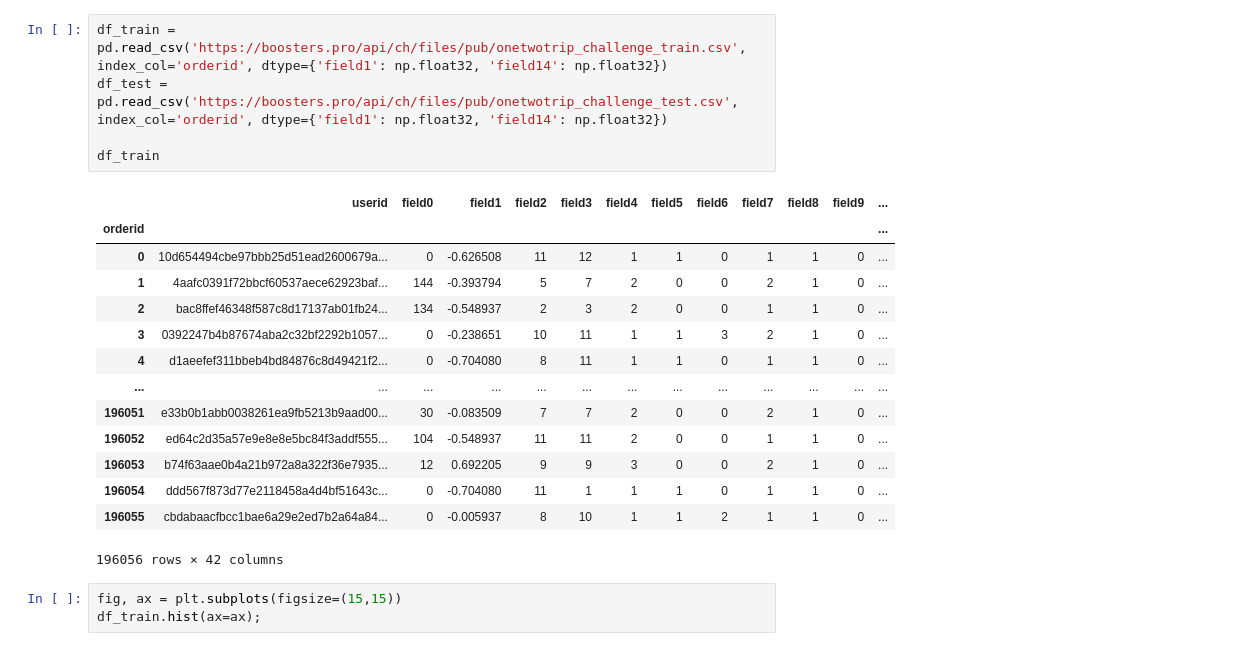
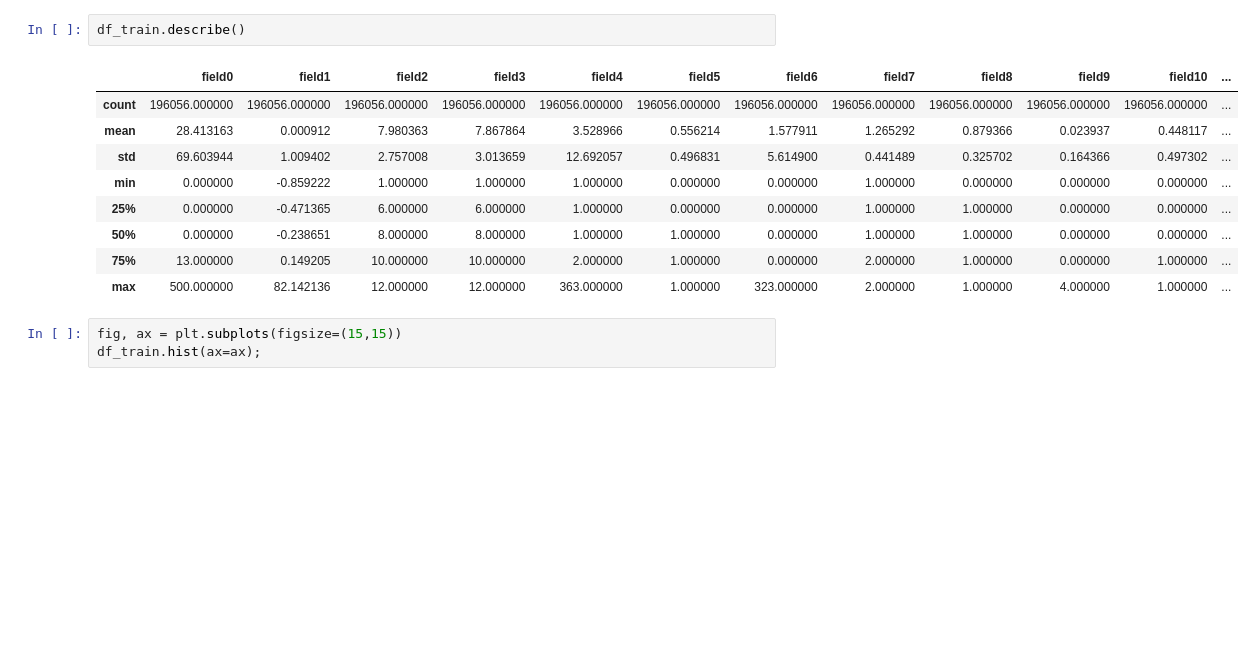
Before and after one commit to andygoosh/OneTwoTrip-Contest, a Jupyter notebook: workinprogress.ipynb, the cells around one changed output. Saved outputs shown, nothing was run; the diff lists cells and outputs as text; blank space fills up the shorter version.

```diff
--- a/workinprogress.ipynb
+++ b/workinprogress.ipynb
@@ -83,23 +93,15 @@ RandomState(MT19937) at 0x...
-# %%
-df_train = pd.read_csv('https://boosters.pro/api/ch/files/pub/onetwotrip_challenge_train.csv', index_col='orderid', dtype={'field1': np.float32, 'field14': np.float32})
-df_test = pd.read_csv('https://boosters.pro/api/ch/files/pub/onetwotrip_challenge_test.csv', index_col='orderid', dtype={'field1': np.float32, 'field14': np.float32})
-
-df_train
-# %% [output]
-|  | userid | field0 | field1 | field2 | field3 | field4 | field5 | field6 | field7 | field8 | field9 | ... |
-| orderid |  |  |  |  |  |  |  |  |  |  |  | ... |
-| 0 | 10d654494cbe97bbb25d51ead2600679a... | 0 | -0.626508 | 11 | 12 | 1 | 1 | 0 | 1 | 1 | 0 | ... |
-| 1 | 4aafc0391f72bbcf60537aece62923baf... | 144 | -0.393794 | 5 | 7 | 2 | 0 | 0 | 2 | 1 | 0 | ... |
-| 2 | bac8ffef46348f587c8d17137ab01fb24... | 134 | -0.548937 | 2 | 3 | 2 | 0 | 0 | 1 | 1 | 0 | ... |
-| 3 | 0392247b4b87674aba2c32bf2292b1057... | 0 | -0.238651 | 10 | 11 | 1 | 1 | 3 | 2 | 1 | 0 | ... |
-| 4 | d1aeefef311bbeb4bd84876c8d49421f2... | 0 | -0.704080 | 8 | 11 | 1 | 1 | 0 | 1 | 1 | 0 | ... |
-| ... | ... | ... | ... | ... | ... | ... | ... | ... | ... | ... | ... | ... |
-| 196051 | e33b0b1abb0038261ea9fb5213b9aad00... | 30 | -0.083509 | 7 | 7 | 2 | 0 | 0 | 2 | 1 | 0 | ... |
-| 196052 | ed64c2d35a57e9e8e8e5bc84f3addf555... | 104 | -0.548937 | 11 | 11 | 2 | 0 | 0 | 1 | 1 | 0 | ... |
-| 196053 | b74f63aae0b4a21b972a8a322f36e7935... | 12 | 0.692205 | 9 | 9 | 3 | 0 | 0 | 2 | 1 | 0 | ... |
-| 196054 | ddd567f873d77e2118458a4d4bf51643c... | 0 | -0.704080 | 11 | 1 | 1 | 1 | 0 | 1 | 1 | 0 | ... |
-| 196055 | cbdabaacfbcc1bae6a29e2ed7b2a64a84... | 0 | -0.005937 | 8 | 10 | 1 | 1 | 2 | 1 | 1 | 0 | ... |
-196056 rows × 42 columns
+# %%
+df_train.describe()
+# %% [output]
+|  | field0 | field1 | field2 | field3 | field4 | field5 | field6 | field7 | field8 | field9 | field10 | ... |
+| count | 196056.000000 | 196056.000000 | 196056.000000 | 196056.000000 | 196056.000000 | 196056.000000 | 196056.000000 | 196056.000000 | 196056.000000 | 196056.000000 | 196056.000000 | ... |
+| mean | 28.413163 | 0.000912 | 7.980363 | 7.867864 | 3.528966 | 0.556214 | 1.577911 | 1.265292 | 0.879366 | 0.023937 | 0.448117 | ... |
+| std | 69.603944 | 1.009402 | 2.757008 | 3.013659 | 12.692057 | 0.496831 | 5.614900 | 0.441489 | 0.325702 | 0.164366 | 0.497302 | ... |
+| min | 0.000000 | -0.859222 | 1.000000 | 1.000000 | 1.000000 | 0.000000 | 0.000000 | 1.000000 | 0.000000 | 0.000000 | 0.000000 | ... |
+| 25% | 0.000000 | -0.471365 | 6.000000 | 6.000000 | 1.000000 | 0.000000 | 0.000000 | 1.000000 | 1.000000 | 0.000000 | 0.000000 | ... |
+| 50% | 0.000000 | -0.238651 | 8.000000 | 8.000000 | 1.000000 | 1.000000 | 0.000000 | 1.000000 | 1.000000 | 0.000000 | 0.000000 | ... |
+| 75% | 13.000000 | 0.149205 | 10.000000 | 10.000000 | 2.000000 | 1.000000 | 0.000000 | 2.000000 | 1.000000 | 0.000000 | 1.000000 | ... |
+| max | 500.000000 | 82.142136 | 12.000000 | 12.000000 | 363.000000 | 1.000000 | 323.000000 | 2.000000 | 1.000000 | 4.000000 | 1.000000 | ... |
 # %%
 fig, ax = plt.subplots(figsize=(15,15))
 df_train.hist(ax=ax);
```
Also changed, not shown: parts of 22 cells of this notebook.
